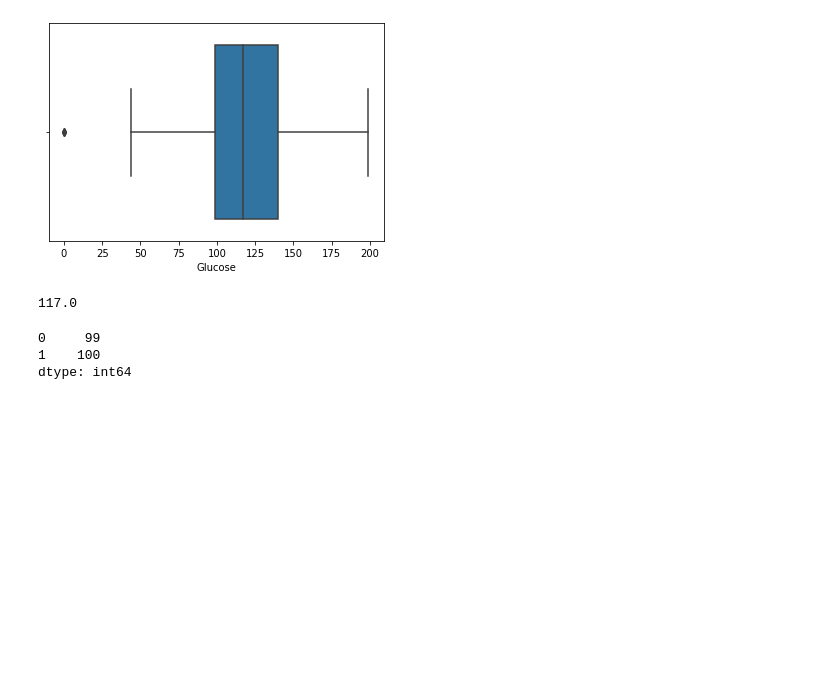
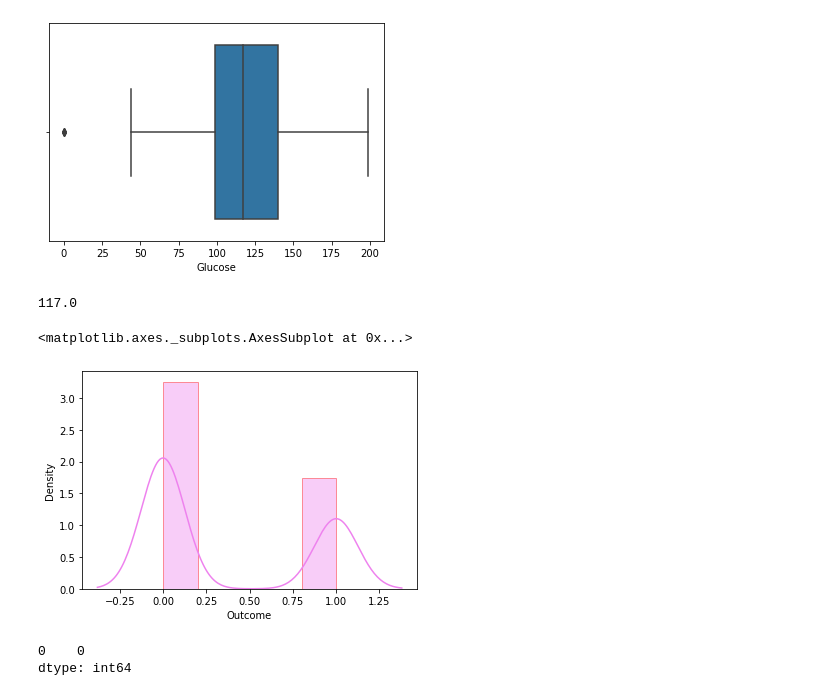
Before and after one commit to Greeshmanthchilla4/Pima-project, a Jupyter notebook: Pima_indian_diabetes_project.ipynb, the cells around one changed output. Drawn from its saved outputs; the diff is of its cells as text; code cells hidden in the pictures; blank space fills up the shorter version.

```diff
--- a/Pima_indian_diabetes_project.ipynb
+++ b/Pima_indian_diabetes_project.ipynb
@@ -141,9 +137,13 @@ sns.boxplot(x = 'Glucose', data  = df)   #This graph shows clearly that Glucose
 df.Glucose.median()                    #It is skewed and it has outliers so measures of central tendency is median
 # %% [output]
 117.0
-# %%
-sns.histplot(x = "Outcome", data = )
-# %% [output]
-0     99
-1    100
-dtype: int64
+# %%
+sns.distplot(a = df.Outcome, color = 'violet',hist_kws = { 'edgecolor' : 'red'} )     #It is bimodal distribution
+# %% [output]
+<matplotlib.axes._subplots.AxesSubplot at 0x...>
+[figure, added]
+# %%
+df.Outcome.mode()                             #So we are using mode as measure of central tendency
+# %% [output]
+0    0
+dtype: int64
```
Also changed, not shown: parts of 8 cells of this notebook.
